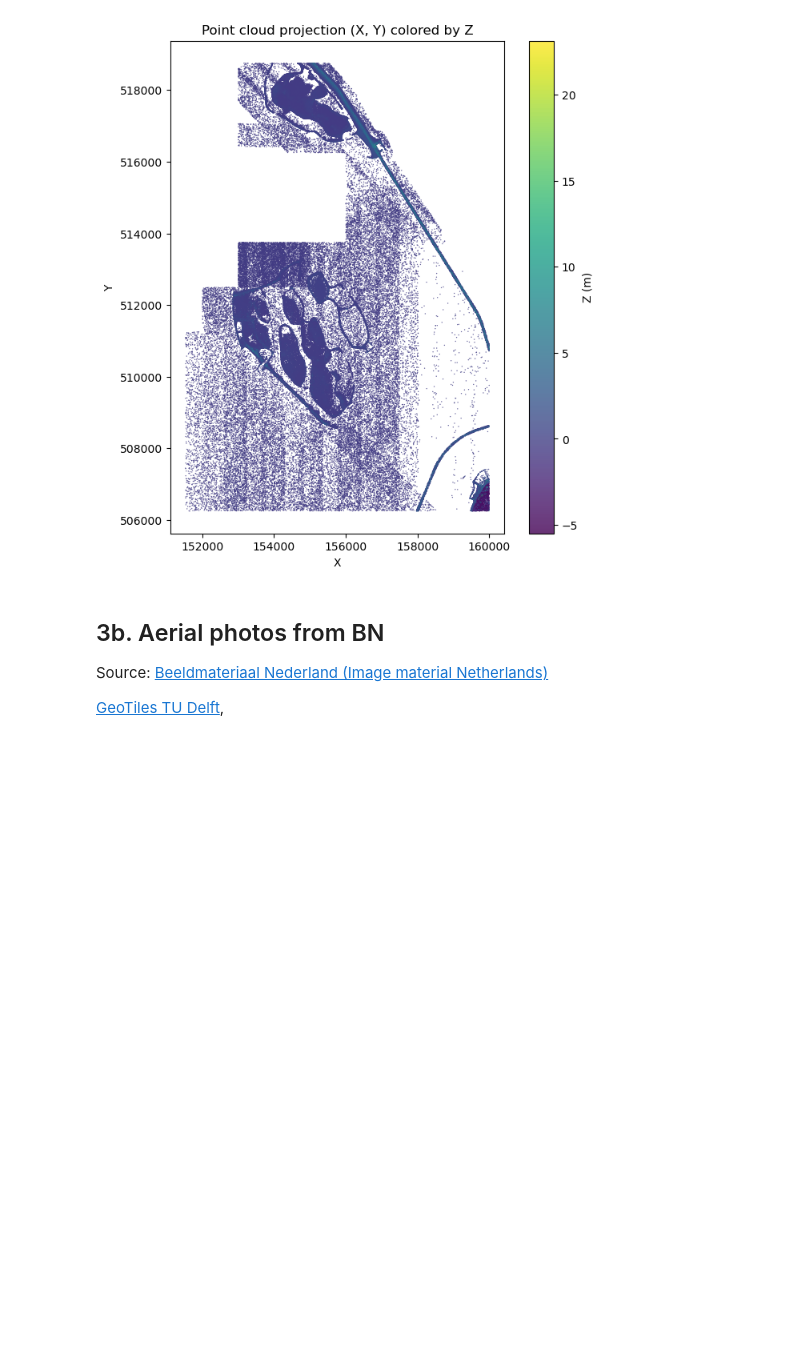
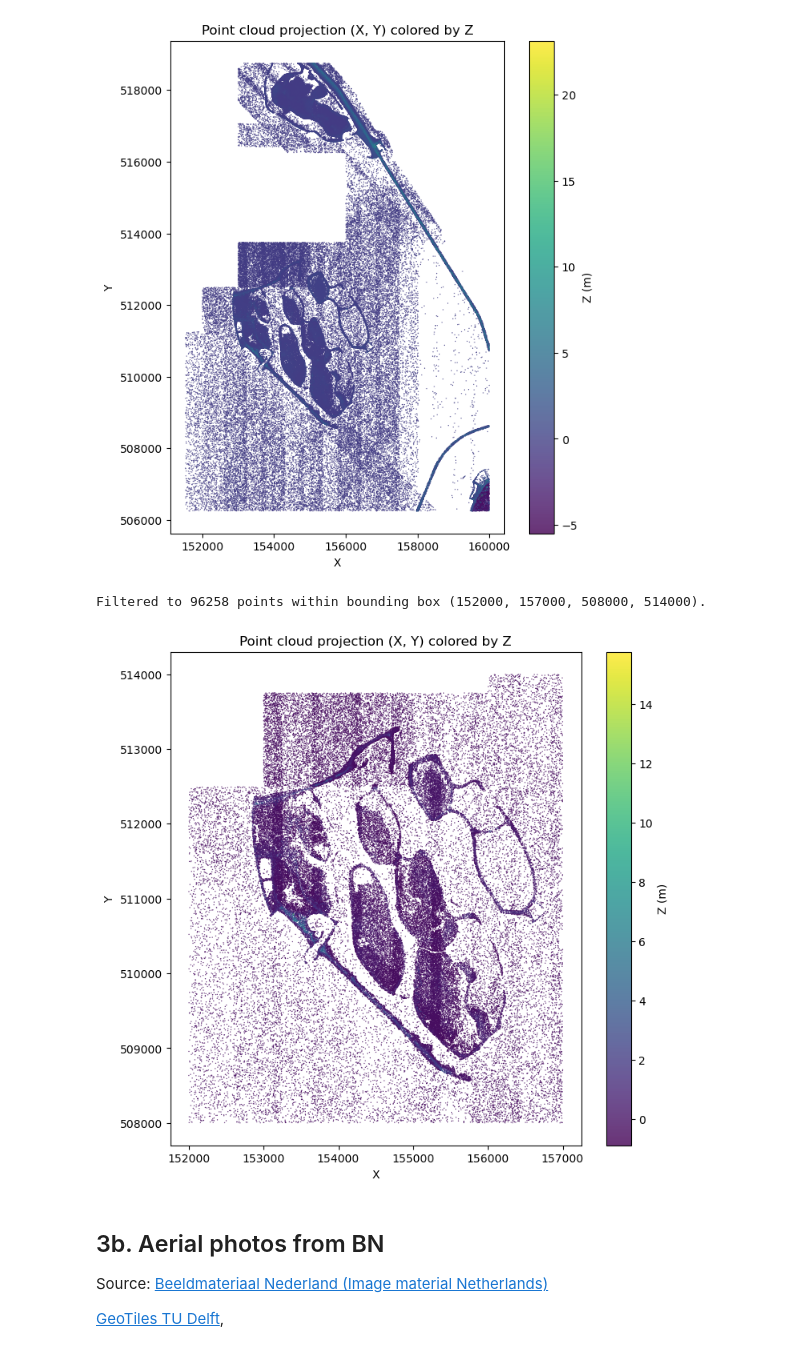
Before and after one commit to movephutthaphaiboon/coastal-analysis-shoreline-evolution, a Jupyter notebook: A - data exploration.ipynb, the cells around one changed output. Drawn from its saved outputs; the diff is of its cells as text; code cells hidden in the pictures; blank space fills up the shorter version.

Commit message:
crop AHN6 area of interest

```diff
--- a/A - data exploration.ipynb
+++ b/A - data exploration.ipynb
@@ -123,6 +123,36 @@ cbar.set_label('Z (m)')
 plt.show()
 # %% [output]
 [figure]
+# %%
+# Crop data to a region of interest (optional)
+# Define bounding box (min_x, max_x, min_y, max_y)
+min_x, max_x = 152000, 157000
+min_y, max_y = 508000, 514000
+bbox = (min_x, max_x, min_y, max_y)
+# Filter points within bounding box
+mask = (x >= min_x) & (x <= max_x) & (y >= min_y) & (y <= max_y)
+x = x[mask]
+y = y[mask]
+z = z[mask]
+# Print some basic information
+print(f"Filtered to {len(x)} points within bounding box {bbox}.")
+# %% [output]
+Filtered to 96258 points within bounding box (152000, 157000, 508000, 514000).
+# %%
+# 2D scatter of point cloud (X, Y) with Z shown as color
+# Uses existing sampled arrays: x, y, z
+
+fig2, ax2 = plt.subplots(figsize=(10, 8))
+sc = ax2.scatter(x, y, c=z, s=1, cmap='viridis', alpha=0.8, linewidths=0)
+ax2.set_xlabel('X')
+ax2.set_ylabel('Y')
+ax2.set_title('Point cloud projection (X, Y) colored by Z')
+ax2.set_aspect('equal', adjustable='box')
+cbar = fig2.colorbar(sc, ax=ax2, fraction=0.046, pad=0.04)
+cbar.set_label('Z (m)')
+plt.show()
+# %% [output]
+[figure, added]
 # %% [markdown]
 ## 3b. Aerial photos from BN
 
```
